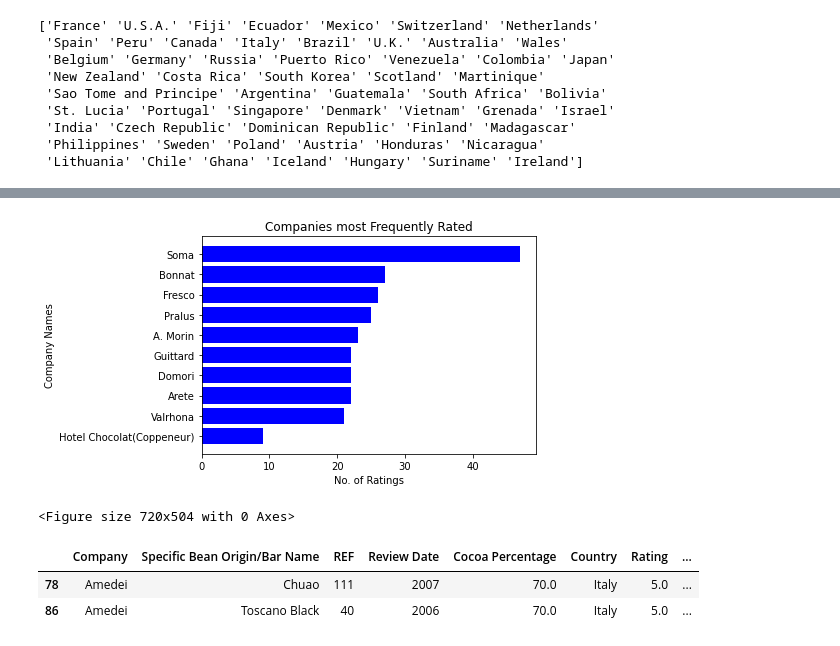
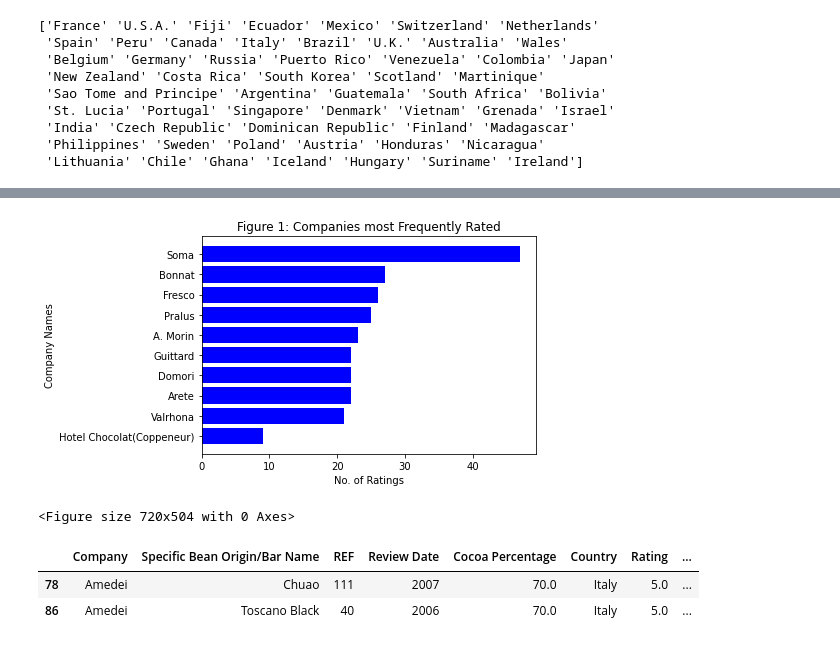
Before and after one commit to klaralynch/MyProject, a Jupyter notebook: First.ipynb, the cells around one changed output, grey strips where cells are left out. Saved outputs shown, nothing was run; the diff lists cells and outputs as text; code cells hidden in the pictures.

```diff
--- a/First.ipynb
+++ b/First.ipynb
@@ -466,24 +514,24 @@ Name: Company, dtype: int64
 # %%
 # Create dictionary of Companies most frequently rated:
 data = {"Soma":47, "Bonnat":27, "Fresco":26, "Pralus":25, "A. Morin": 23, "Guittard":22, "Domori":22, "Arete":22,
 "Valrhona":21, "Hotel Chocolat(Coppeneur)":9}
 companies = list(data.keys())
 chocolate_ratings = list(data.values())
 
 # Create a chart to showcase Companies most frequently rated:
 fig, ax = plt.subplots()
 fig = plt.figure(figsize=(10,7))
 ax.barh(companies, chocolate_ratings, color="b")
 ax.set_xlabel("No. of Ratings")
 ax.set_ylabel("Company Names")
 ax.invert_yaxis()
-ax.set_title("Companies most Frequently Rated")
-
+ax.set_title("Figure 1: Companies most Frequently Rated")
+fig.savefig("Figure 1: Companies Freq. Rated.png", format="png", dpi=1200)
 plt.show()
 
 # Visualisation 1
 # %% [output]
-[figure, old version]
+[figure, new version]
 <Figure size 720x504 with 0 Axes>
 # %%
 # But which companies have the best chocolate? Explore rows that have the highest Rating = 5
```
Also changed, not shown: parts of 27 cells of this notebook.
